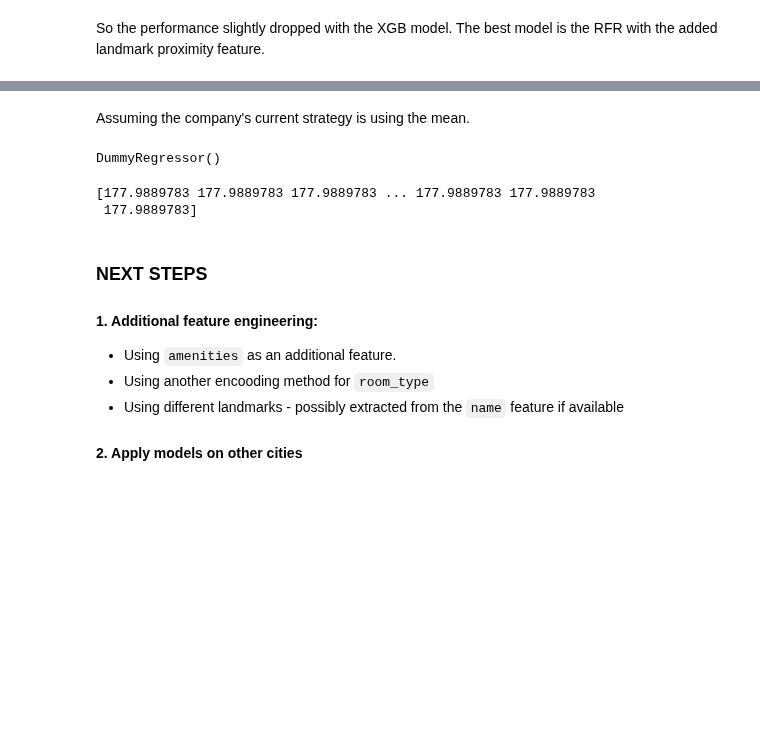
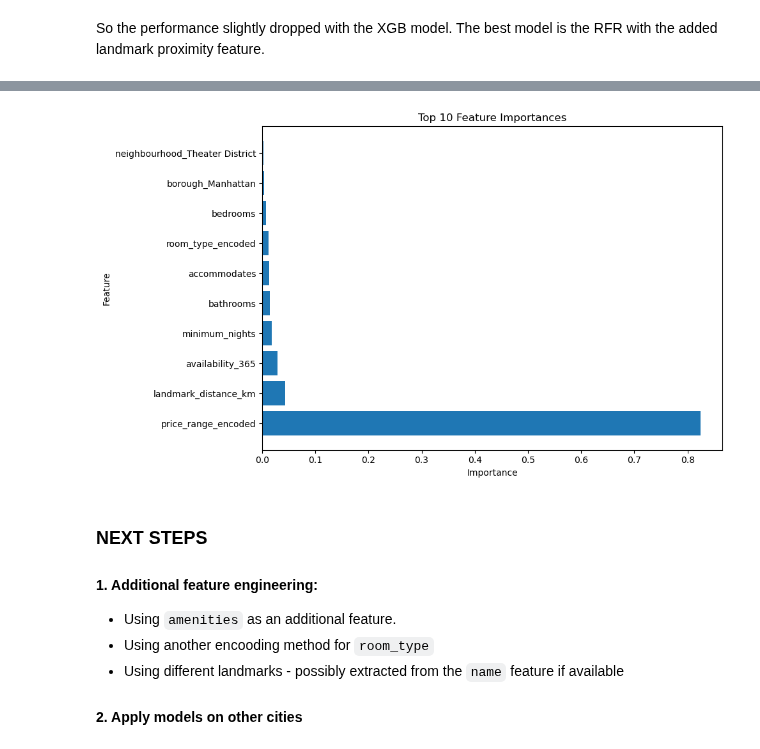
Before and after one commit to n-altawam/Sprinboard, a Jupyter notebook: Capstone 2/5. Modelling.ipynb, the cells around one changed output, grey strips where cells are left out. Cells and saved outputs as stored; diff of their text form; code cells hidden in the pictures; blank space fills up the shorter version.

```diff
--- a/Capstone 2/5. Modelling.ipynb
+++ b/Capstone 2/5. Modelling.ipynb
@@ -158,6 +175,6 @@ X_train, X_test, y_train, y_test = train_test_split(X, y, test_size=0.3, random_
 # %%
 from sklearn.ensemble import RandomForestRegressor
-rfr = RandomForestRegressor(n_estimators=80, max_depth=15, random_state=18)
+rfr = RandomForestRegressor(n_estimators=90, max_depth=15, random_state=18)
 rfr.fit(X_train, y_train)
 y_pred = rfr.predict(X_test)
 # %%
@@ -219,2 +238,0 @@ So the performance slightly dropped with the XGB model. The best model is the RF
-# %% [markdown]
-Assuming the company's current strategy is using the mean.
@@ -224,15 +239,35 @@ test_results['predicted_price'] = rfr.predict(X_test)
-# %%
-from sklearn.dummy import DummyRegressor
-
-dummy = DummyRegressor(strategy='mean')
-dummy.fit(X_train, y_train)
-# %% [output]
-DummyRegressor()
-# %%
-print(dummy.predict(X_test))
-# %% [output]
-[177.9889783 177.9889783 177.9889783 ... 177.9889783 177.9889783
- 177.9889783]
+# %%
+import numpy as np
+import matplotlib.pyplot as plt
+
+# Train the random forest regression model with your chosen hyperparameters
+model = rfr
+model.fit(X_train, y_train)
+
+# Get feature importances
+importances = model.feature_importances_
+
+# Get the indices of features sorted in descending order of importance
+indices = np.argsort(importances)[::-1]
+# %%
+# Plot feature importances
+# Select the top 10 features
+top_features = 10
+indices = indices[:top_features]
+importances = importances[indices]
+feature_names = X_train.columns[indices]
+
+# Plot feature importances
+plt.figure(figsize=(10, 6))
+plt.barh(range(len(indices)), importances, align='center')
+plt.yticks(range(len(indices)), feature_names)
+plt.xlabel('Importance')
+plt.ylabel('Feature')
+plt.title('Top 10 Feature Importances')
+plt.tight_layout()
+plt.show()
+# %% [output]
+[figure, added]
 # %% [markdown]
 ### NEXT STEPS
 
```
Also changed, not shown: parts of 12 cells of this notebook, 5 other files.
